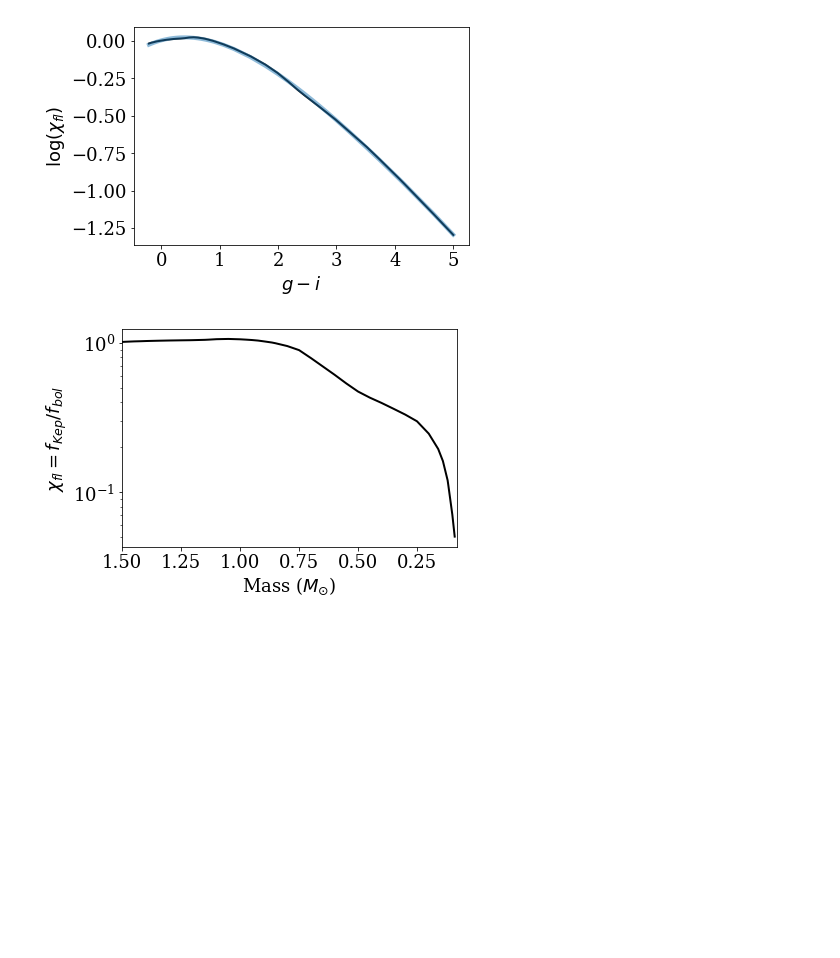
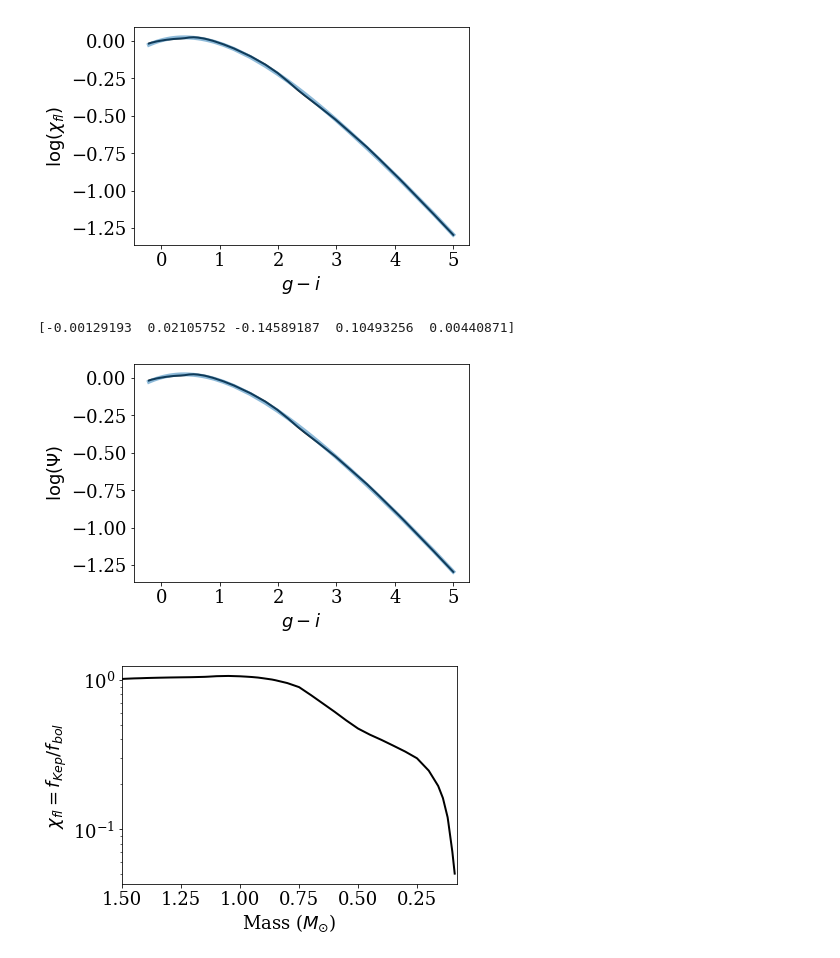
Before and after one commit to jradavenport/kepler_flares2, a Jupyter notebook: figures/flare_chi/make_figure.ipynb, the cells around one changed output. Cells and saved outputs as stored; diff of their text form; code cells hidden in the pictures; blank space fills up the shorter version.

```diff
--- a/figures/flare_chi/make_figure.ipynb
+++ b/figures/flare_chi/make_figure.ipynb
@@ -60,6 +60,22 @@ print(fit)
 # %% [output]
 [-0.00129193  0.02105752 -0.14589187  0.10493256  0.00440871]
 [figure]
+# %%
+# try fitting w/ a polynomial
+
+plt.plot(df['g'][ms] - df['i'][ms], np.log10(fkep_fbol), lw=2, c='k')
+plt.ylabel(r'$\log( \Psi )$')
+plt.xlabel('$g-i$')
+# plt.yscale('log')
+
+fit = np.polyfit(df['g'][ms] - df['i'][ms], np.log10(fkep_fbol), deg=4)
+plt.plot(df['g'][ms] - df['i'][ms], np.polyval(fit, df['g'][ms] - df['i'][ms]), lw=4, alpha=0.5)
+
+print(fit)
+plt.savefig('../flare_psi.pdf', dpi=150, bbox_inches='tight', pad_inches=0.25)
+# %% [output]
+[-0.00129193  0.02105752 -0.14589187  0.10493256  0.00440871]
+[figure, added]
 # %%
 plt.plot(df['M_act'][ms], fkep_fbol, lw=2, c='k')
 plt.ylabel(r'$\chi_{fl} = f_{Kep} / f_{bol}$')
```
Also changed, not shown: 1 other file.
